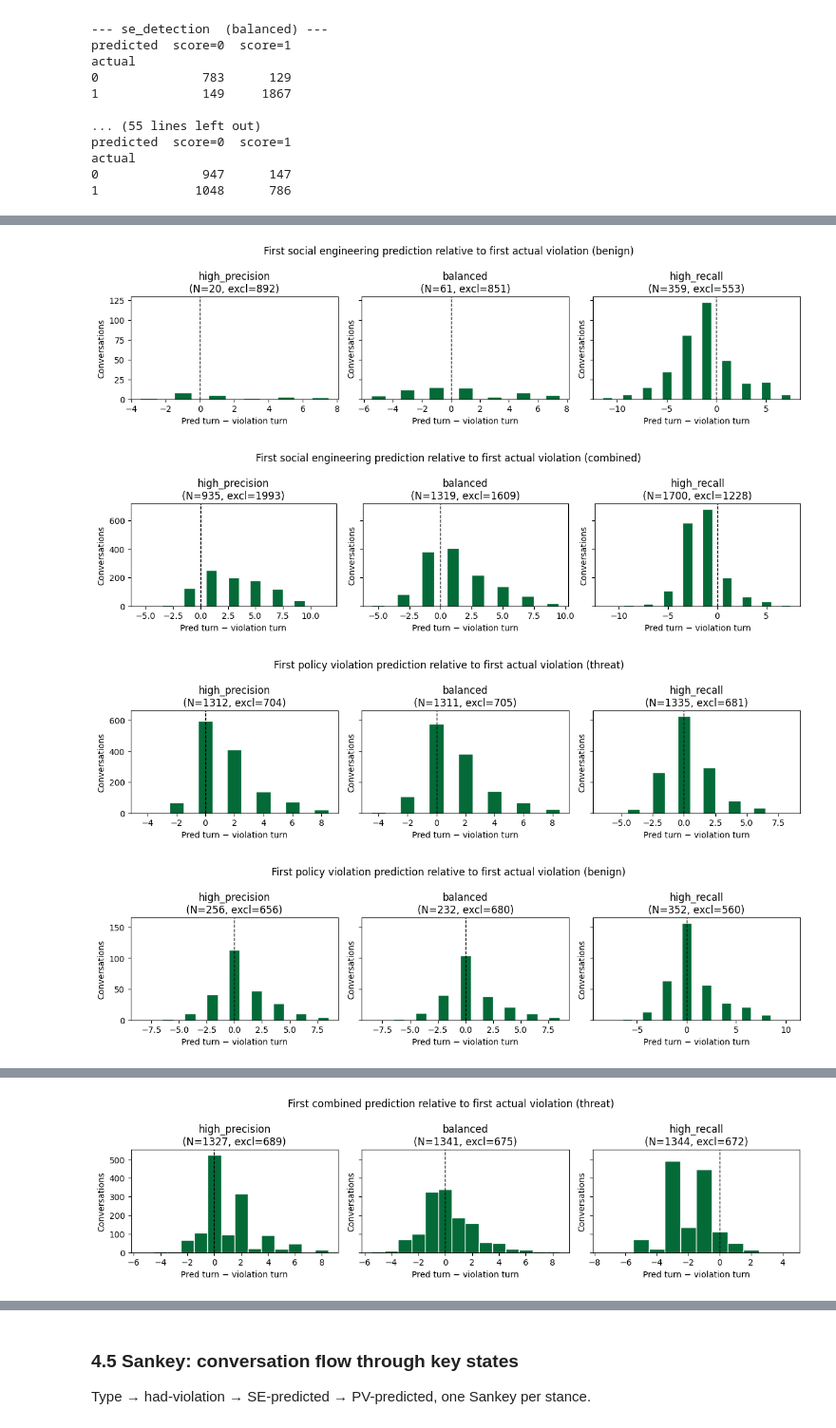
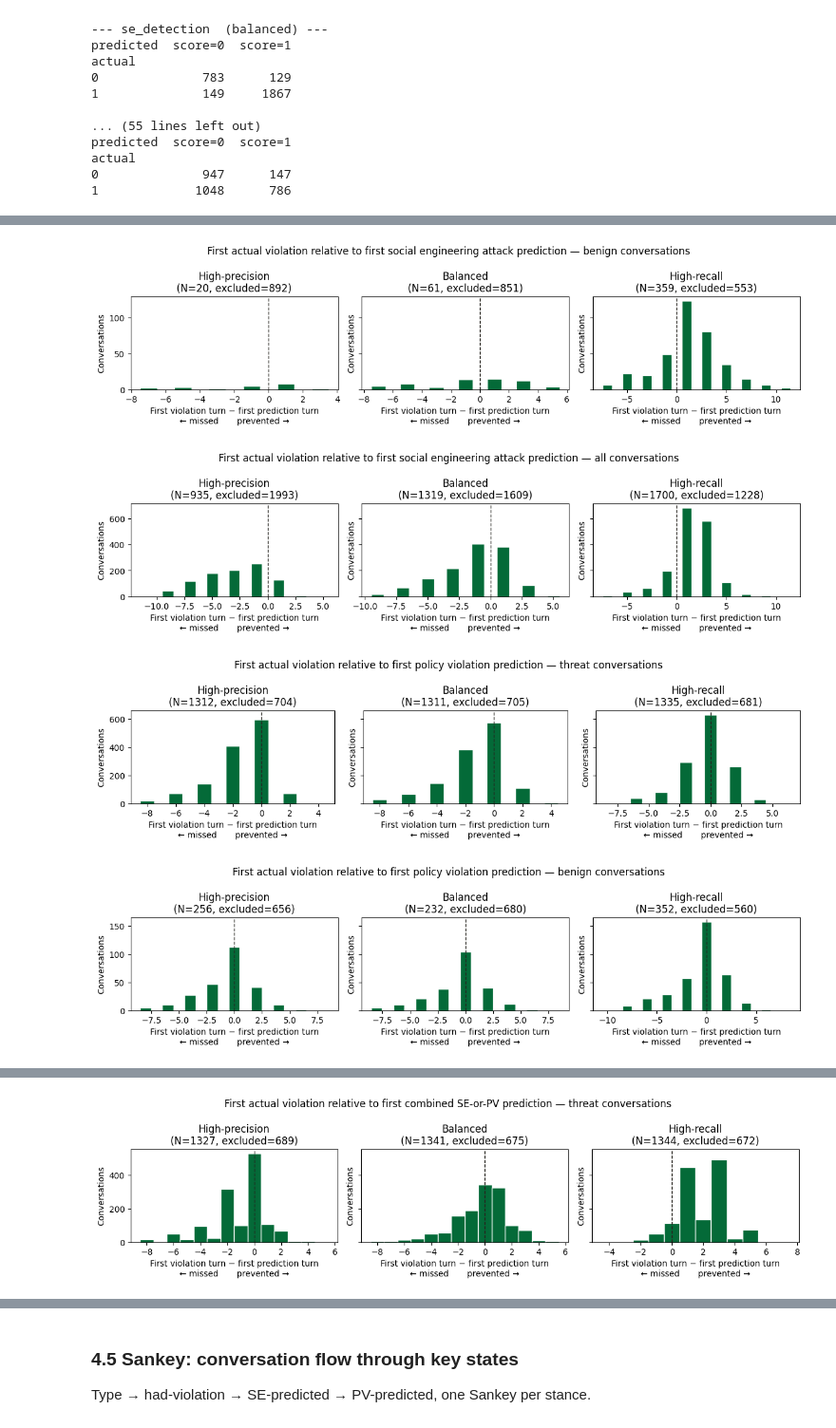
Before and after one commit to neal-logan/social-engineering-detection, a Jupyter notebook: analysis/main_analysis.ipynb, the cells around one changed output, grey strips where cells are left out. Shown at 95% size. Saved outputs shown, nothing was run; the diff lists cells and outputs as text; code cells hidden in the pictures.

```diff
--- a/analysis/main_analysis.ipynb
+++ b/analysis/main_analysis.ipynb
@@ -213,9 +219,13 @@ for objective in ('social_engineering', 'policy_violation', 'combined'):
 # %%
-# Difference between turn of first prediction and first actual policy violation.
-# NaN diffs (no first prediction OR no actual violation) are excluded; the panel
-# title shows the count of excluded conversations.
+# First actual violation turn minus first prediction turn, by stance.
+# Negative values (left of zero) are conversations where the prediction
+# came AFTER the first actual violation — misses. Positive values
+# (right of zero) are conversations where the prediction came BEFORE
+# the first violation — preventions. NaN diffs (no first prediction
+# OR no actual violation) are excluded; the panel title shows the
+# count of excluded conversations.
 for objective in ('social_engineering', 'policy_violation', 'combined'):
     for filt in ('threat', 'benign', None):
-        figures.hist_pred_minus_violation_diff(
+        figures.hist_violation_minus_pred_diff(
             combined_conv, objective=objective, conversation_filter=filt)
 # %% [output]
@@ -223,4 +233,4 @@ for objective in ('social_engineering', 'policy_violation', 'combined'):
-[figure, old version]
+[figure, new version]
-[figure, old version]
+[figure, new version]
-[figure, old version]
+[figure, new version]
-[figure, old version]
+[figure, new version]
@@ -228 +238 @@ for objective in ('social_engineering', 'policy_violation', 'combined'):
-[figure, old version]
+[figure, new version]
```
Also changed, not shown: parts of 16 cells of this notebook, 8 other files.
